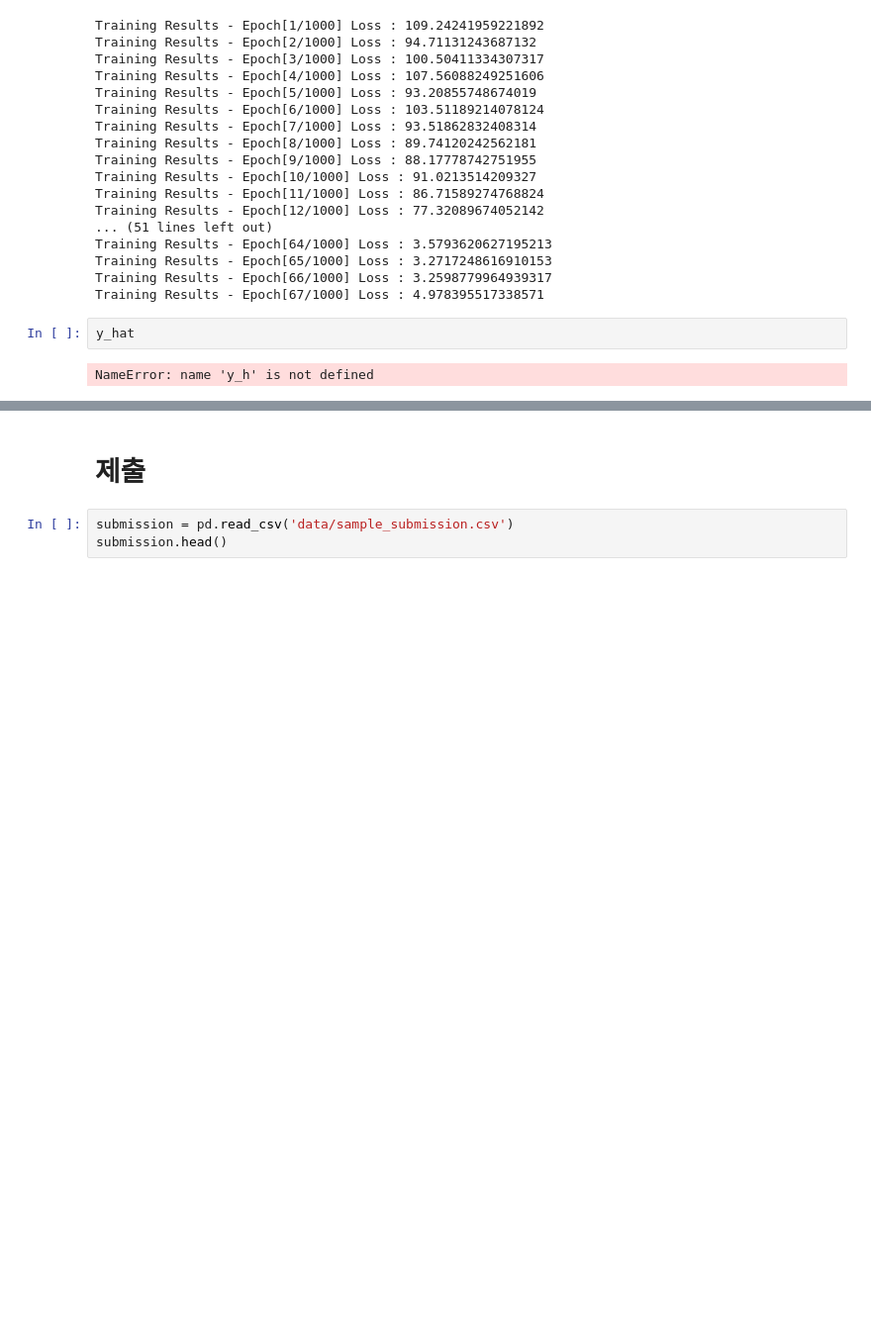
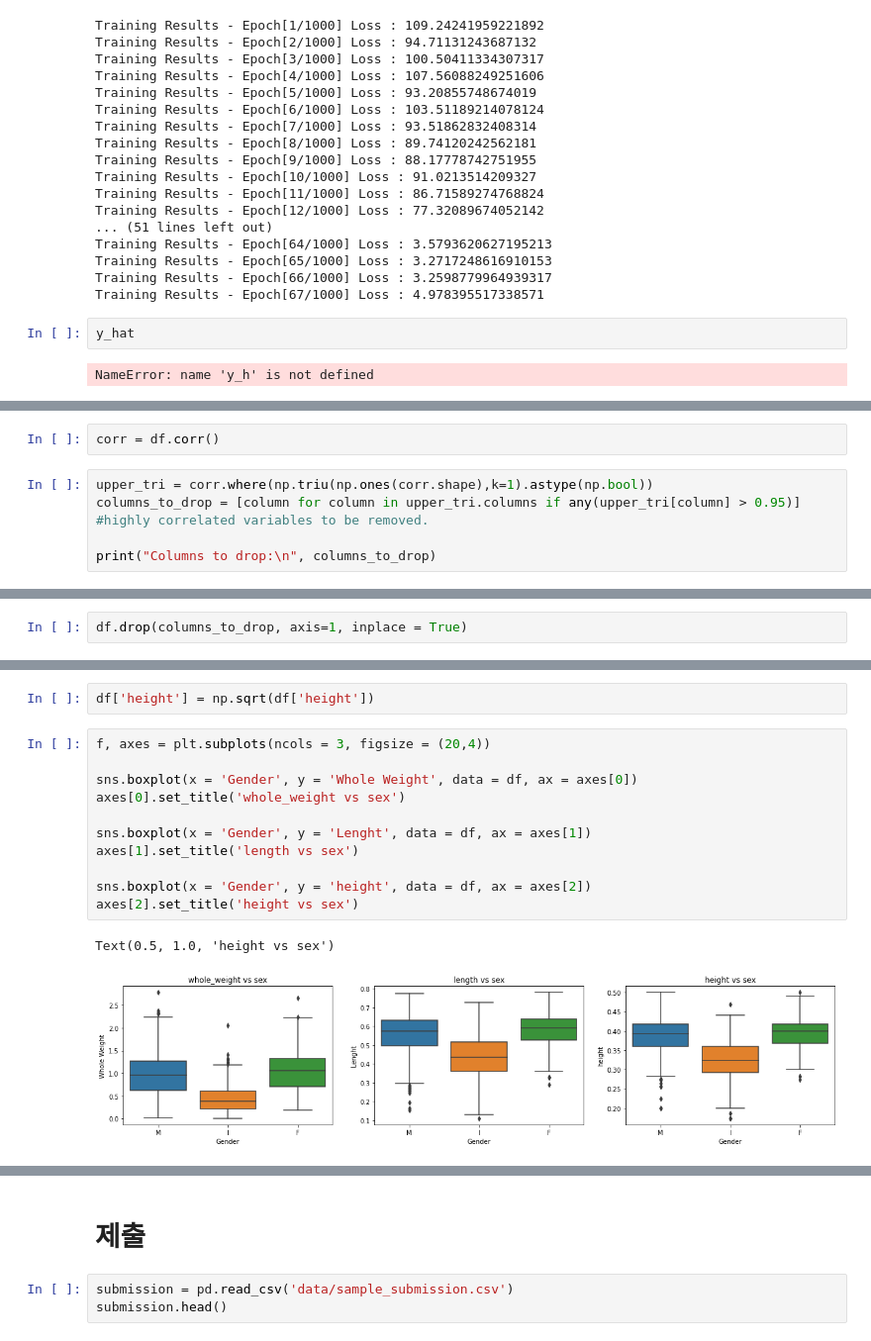
Before and after one commit to kjhmouse1996/Dacon, a Jupyter notebook: Abalone_Age/Untitled.ipynb, the cells around one changed output, grey strips where cells are left out. Shown at 99% size. Saved outputs shown, nothing was run; the diff lists cells and outputs as text; blank space fills up the shorter version.

```diff
--- a/Abalone_Age/Untitled.ipynb
+++ b/Abalone_Age/Untitled.ipynb
@@ -1516,0 +1591,7 @@ NameError: name 'y_h' is not defined
+# %%
+corr = df.corr()
+# %%
+upper_tri = corr.where(np.triu(np.ones(corr.shape),k=1).astype(np.bool))
+columns_to_drop = [column for column in upper_tri.columns if any(upper_tri[column] > 0.95)] #highly correlated variables to be removed.
+
+print("Columns to drop:\n", columns_to_drop)
@@ -1516,0 +1601,2 @@ NameError: name 'y_h' is not defined
+# %%
+df.drop(columns_to_drop, axis=1, inplace = True)
@@ -1516,0 +1621,16 @@ NameError: name 'y_h' is not defined
+# %%
+df['height'] = np.sqrt(df['height'])
+# %%
+f, axes = plt.subplots(ncols = 3, figsize = (20,4))
+
+sns.boxplot(x = 'Gender', y = 'Whole Weight', data = df, ax = axes[0])
+axes[0].set_title('whole_weight vs sex')
+
+sns.boxplot(x = 'Gender', y = 'Lenght', data = df, ax = axes[1])
+axes[1].set_title('length vs sex')
+
+sns.boxplot(x = 'Gender', y = 'height', data = df, ax = axes[2])
+axes[2].set_title('height vs sex')
+# %% [output]
+Text(0.5, 1.0, 'height vs sex')
+[figure, added]
```
Also changed, not shown: parts of 34 cells of this notebook, 13 other files.
